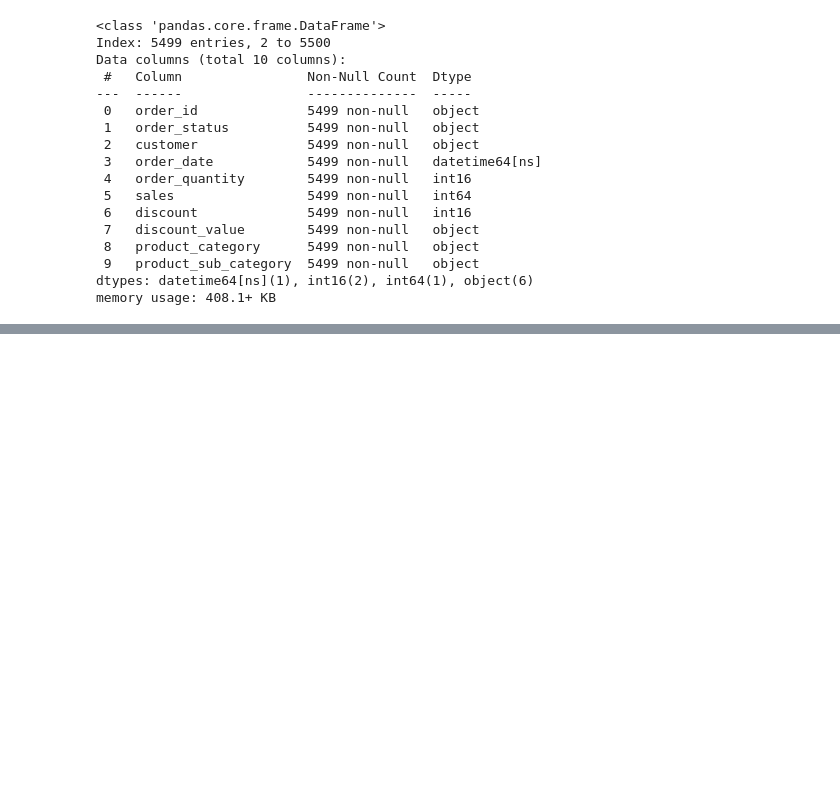
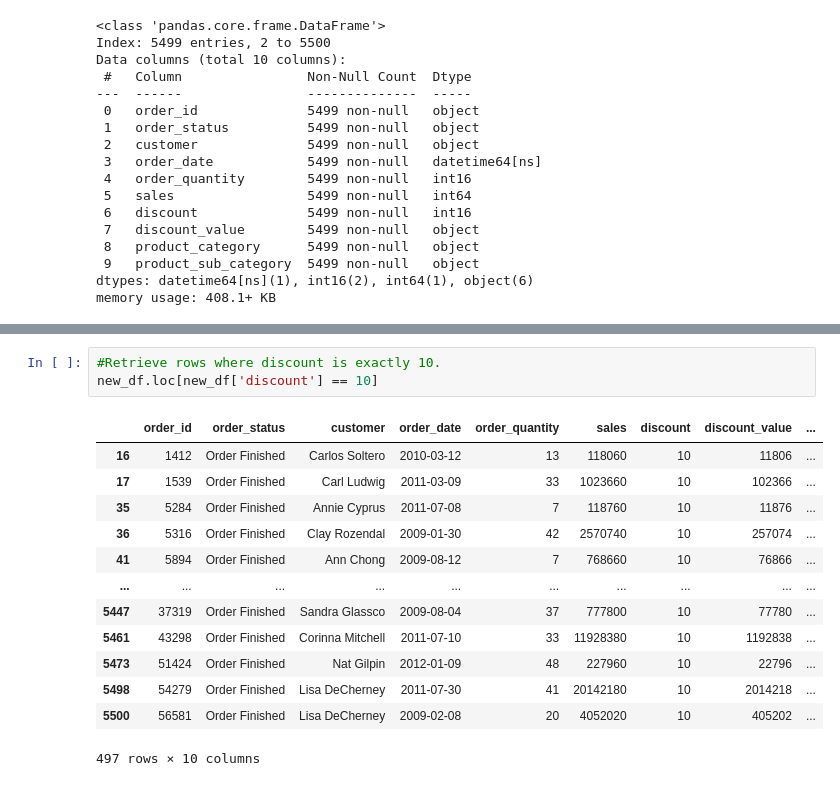
Before and after one commit to Ronit-Khorjuvekar4/pandas_30_days, a Jupyter notebook: Data Types & Conversion/Untitled.ipynb, the cells around one changed output, grey strips where cells are left out. Drawn from its saved outputs; the diff is of its cells as text; blank space fills up the shorter version.

```diff
--- a/Data Types & Conversion/Untitled.ipynb
+++ b/Data Types & Conversion/Untitled.ipynb
@@ -150,0 +249,17 @@ memory usage: 408.1+ KB
+# %%
+#Retrieve rows where discount is exactly 10.
+new_df.loc[new_df['discount'] == 10]
+# %% [output]
+|  | order_id | order_status | customer | order_date | order_quantity | sales | discount | discount_value | ... |
+| 16 | 1412 | Order Finished | Carlos Soltero | 2010-03-12 | 13 | 118060 | 10 | 11806 | ... |
+| 17 | 1539 | Order Finished | Carl Ludwig | 2011-03-09 | 33 | 1023660 | 10 | 102366 | ... |
+| 35 | 5284 | Order Finished | Annie Cyprus | 2011-07-08 | 7 | 118760 | 10 | 11876 | ... |
+| 36 | 5316 | Order Finished | Clay Rozendal | 2009-01-30 | 42 | 2570740 | 10 | 257074 | ... |
+| 41 | 5894 | Order Finished | Ann Chong | 2009-08-12 | 7 | 768660 | 10 | 76866 | ... |
+| ... | ... | ... | ... | ... | ... | ... | ... | ... | ... |
+| 5447 | 37319 | Order Finished | Sandra Glassco | 2009-08-04 | 37 | 777800 | 10 | 77780 | ... |
+| 5461 | 43298 | Order Finished | Corinna Mitchell | 2011-07-10 | 33 | 11928380 | 10 | 1192838 | ... |
+| 5473 | 51424 | Order Finished | Nat Gilpin | 2012-01-09 | 48 | 227960 | 10 | 22796 | ... |
+| 5498 | 54279 | Order Finished | Lisa DeCherney | 2011-07-30 | 41 | 20142180 | 10 | 2014218 | ... |
+| 5500 | 56581 | Order Finished | Lisa DeCherney | 2009-02-08 | 20 | 4052020 | 10 | 405202 | ... |
+497 rows × 10 columns
```
Also changed, not shown: parts of 41 cells of this notebook.
